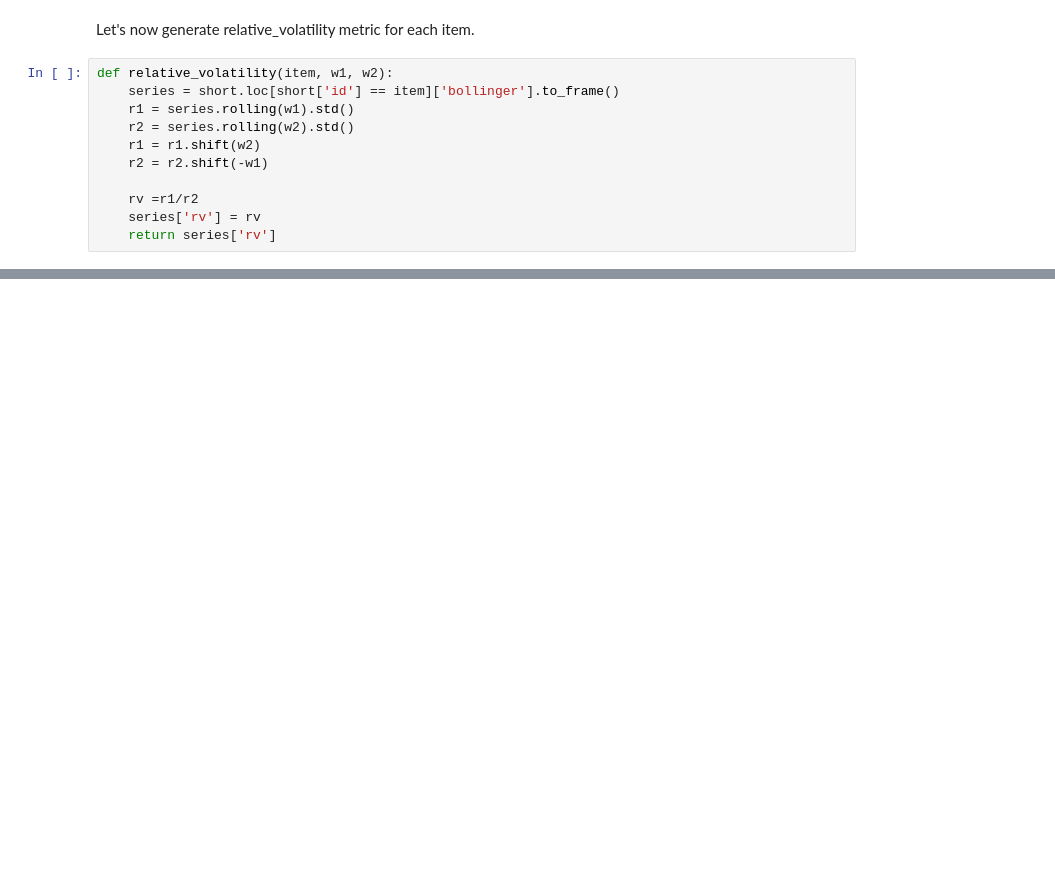
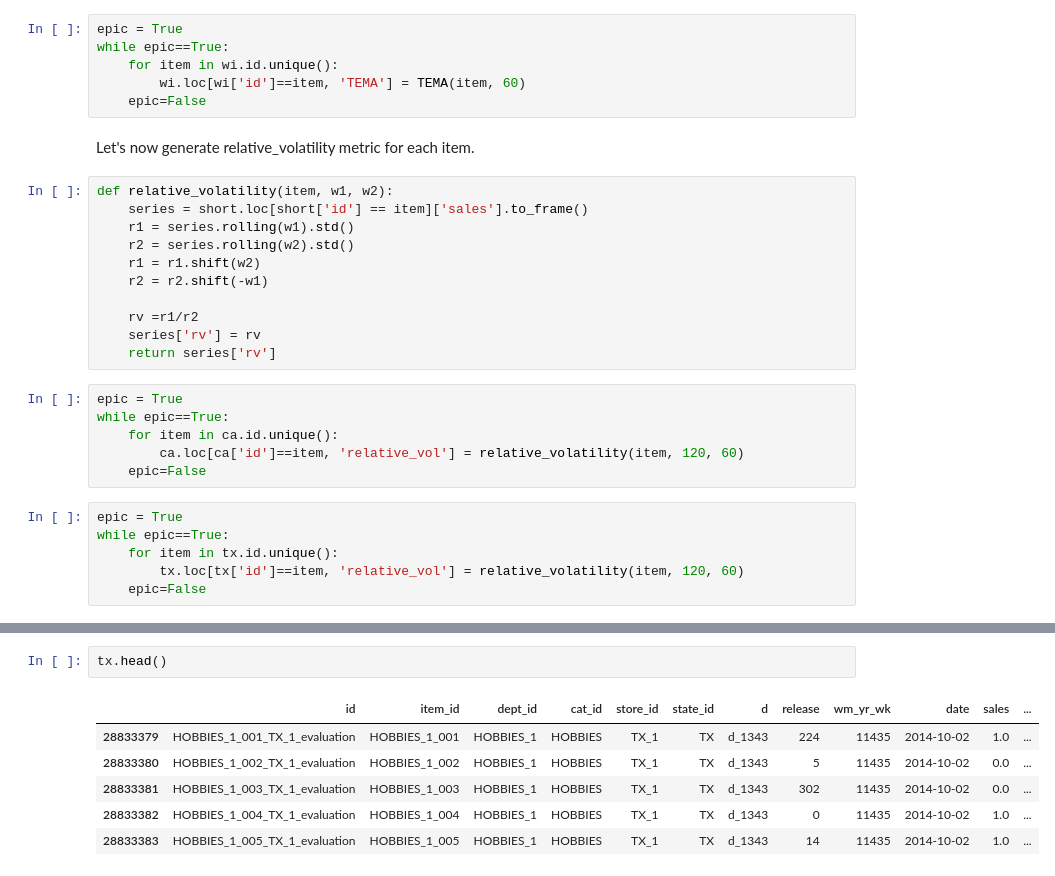
Before and after one commit to Luke-Gray/M5-Accuracy, a Jupyter notebook: M5 Visualizing Strength and Volatility.ipynb, the cells around one changed output, grey strips where cells are left out. Saved outputs shown, nothing was run; the diff lists cells and outputs as text; blank space fills up the shorter version.

```diff
--- a/M5 Visualizing Strength and Volatility.ipynb
+++ b/M5 Visualizing Strength and Volatility.ipynb
@@ -1122,8 +1017,14 @@ def TEMA(item, window, adjust = True):
+# %%
+epic = True
+while epic==True:
+    for item in wi.id.unique():
+        wi.loc[wi['id']==item, 'TEMA'] = TEMA(item, 60)
+    epic=False
 # %% [markdown]
 Let's now generate relative_volatility metric for each item.
 # %%
 def relative_volatility(item, w1, w2):
-    series = short.loc[short['id'] == item]['bollinger'].to_frame()
+    series = short.loc[short['id'] == item]['sales'].to_frame()
     r1 = series.rolling(w1).std()
     r2 = series.rolling(w2).std()
     r1 = r1.shift(w2)
@@ -1132,3 +1033,15 @@ def relative_volatility(item, w1, w2):
     rv =r1/r2
     series['rv'] = rv
     return series['rv']
+# %%
+epic = True
+while epic==True:
+    for item in ca.id.unique():
+        ca.loc[ca['id']==item, 'relative_vol'] = relative_volatility(item, 120, 60)
+    epic=False
+# %%
+epic = True
+while epic==True:
+    for item in tx.id.unique():
+        tx.loc[tx['id']==item, 'relative_vol'] = relative_volatility(item, 120, 60)
+    epic=False
@@ -1134,0 +1062,9 @@ def relative_volatility(item, w1, w2):
+# %%
+tx.head()
+# %% [output]
+|  | id | item_id | dept_id | cat_id | store_id | state_id | d | release | wm_yr_wk | date | sales | ... |
+| 28833379 | HOBBIES_1_001_TX_1_evaluation | HOBBIES_1_001 | HOBBIES_1 | HOBBIES | TX_1 | TX | d_1343 | 224 | 11435 | 2014-10-02 | 1.0 | ... |
+| 28833380 | HOBBIES_1_002_TX_1_evaluation | HOBBIES_1_002 | HOBBIES_1 | HOBBIES | TX_1 | TX | d_1343 | 5 | 11435 | 2014-10-02 | 0.0 | ... |
+| 28833381 | HOBBIES_1_003_TX_1_evaluation | HOBBIES_1_003 | HOBBIES_1 | HOBBIES | TX_1 | TX | d_1343 | 302 | 11435 | 2014-10-02 | 0.0 | ... |
+| 28833382 | HOBBIES_1_004_TX_1_evaluation | HOBBIES_1_004 | HOBBIES_1 | HOBBIES | TX_1 | TX | d_1343 | 0 | 11435 | 2014-10-02 | 1.0 | ... |
+| 28833383 | HOBBIES_1_005_TX_1_evaluation | HOBBIES_1_005 | HOBBIES_1 | HOBBIES | TX_1 | TX | d_1343 | 14 | 11435 | 2014-10-02 | 1.0 | ... |
```
Also changed, not shown: parts of 49 cells of this notebook, 1 other file.
